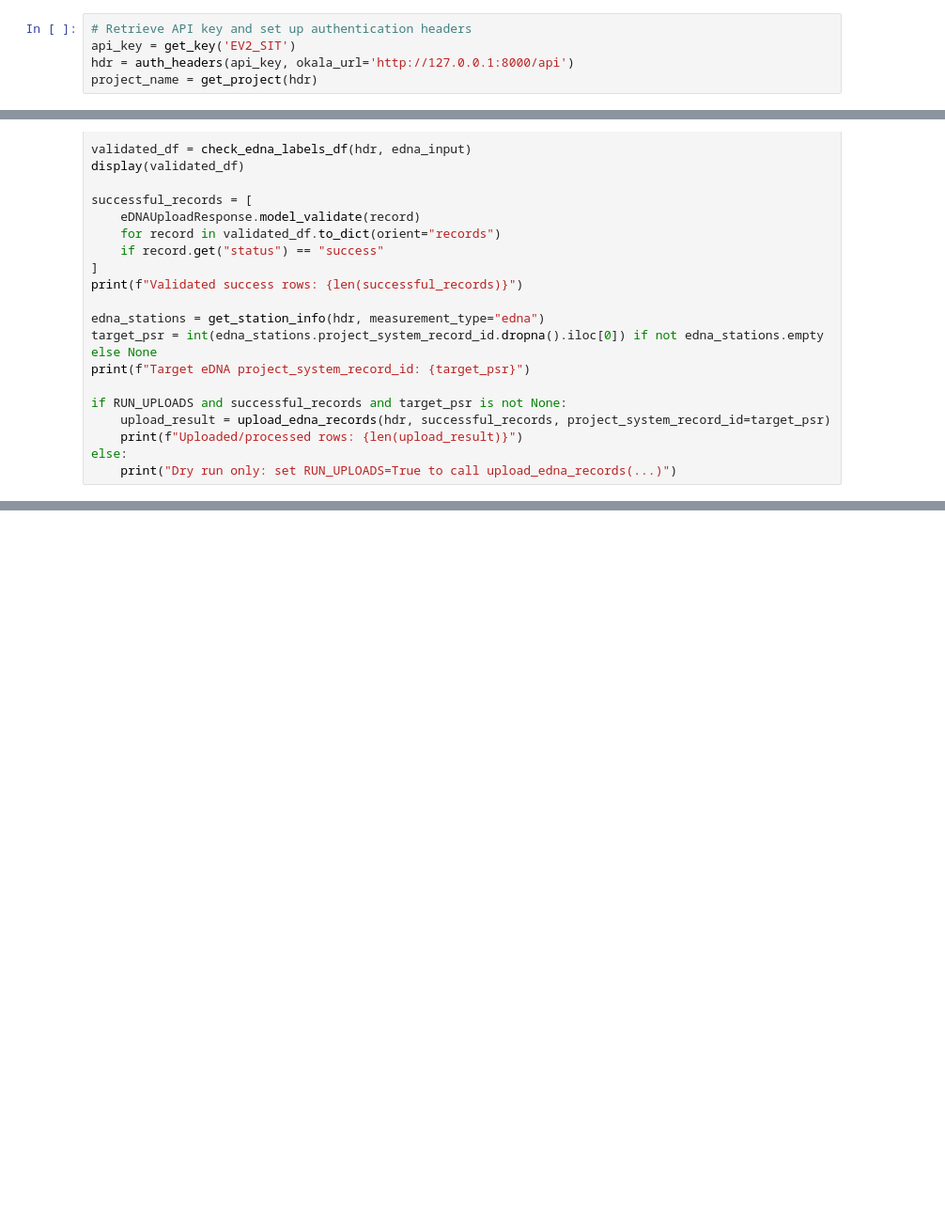
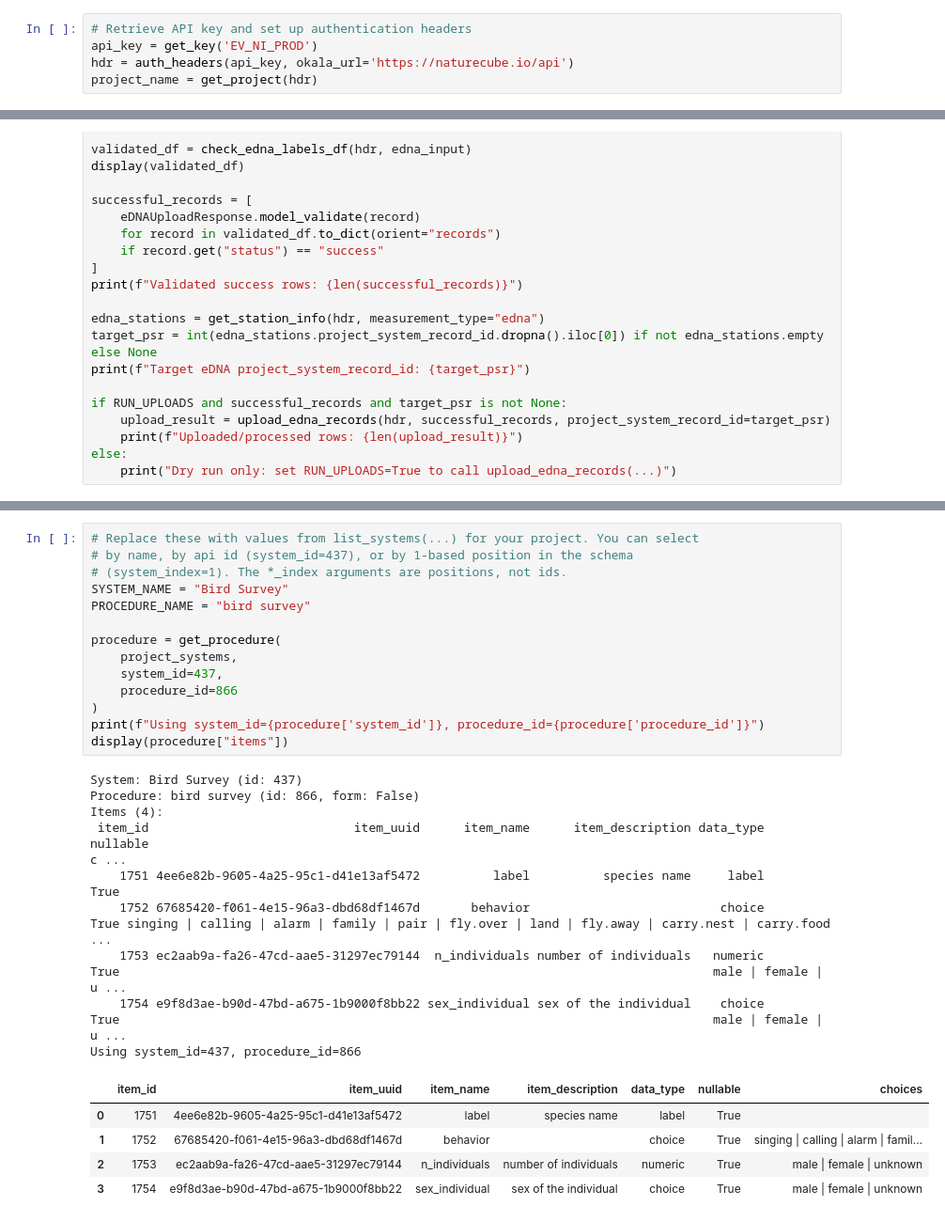
Before and after one commit to Okala-Ltd/NatureCubePy, a Jupyter notebook: tutorials/03_data_upload.ipynb, the cells around one changed output, grey strips where cells are left out. Shown at 94% size. Drawn from its saved outputs; the diff is of its cells as text; blank space fills up the shorter version.

```diff
--- a/tutorials/03_data_upload.ipynb
+++ b/tutorials/03_data_upload.ipynb
@@ -32,7 +43,7 @@ from naturecubepy import (
 # %%
 # Retrieve API key and set up authentication headers
-api_key = get_key('EV2_SIT')
-hdr = auth_headers(api_key, okala_url='http://127.0.0.1:8000/api')
+api_key = get_key('EV_NI_PROD')
+hdr = auth_headers(api_key, okala_url='https://naturecube.io/api')
 project_name = get_project(hdr)
 # %% [output]
 Retrieving project data...
@@ -229,0 +177,29 @@ else:
+# %%
+# Replace these with values from list_systems(...) for your project. You can select
+# by name, by api id (system_id=437), or by 1-based position in the schema
+# (system_index=1). The *_index arguments are positions, not ids.
+SYSTEM_NAME = "Bird Survey"
+PROCEDURE_NAME = "bird survey"
+
+procedure = get_procedure(
+    project_systems,
+    system_id=437,
+    procedure_id=866
+)
+print(f"Using system_id={procedure['system_id']}, procedure_id={procedure['procedure_id']}")
+display(procedure["items"])
+# %% [output]
+System: Bird Survey (id: 437)
+Procedure: bird survey (id: 866, form: False)
+Items (4):
+ item_id                            item_uuid      item_name      item_description data_type  nullable                                                                                                 c ...
+    1751 4ee6e82b-9605-4a25-95c1-d41e13af5472          label          species name     label      True
+    1752 67685420-f061-4e15-96a3-dbd68df1467d       behavior                          choice      True singing | calling | alarm | family | pair | fly.over | land | fly.away | carry.nest | carry.food  ...
+    1753 ec2aab9a-fa26-47cd-aae5-31297ec79144  n_individuals number of individuals   numeric      True                                                                                 male | female | u ...
+    1754 e9f8d3ae-b90d-47bd-a675-1b9000f8bb22 sex_individual sex of the individual    choice      True                                                                                 male | female | u ...
+Using system_id=437, procedure_id=866
+|  | item_id | item_uuid | item_name | item_description | data_type | nullable | choices |
+| 0 | 1751 | 4ee6e82b-9605-4a25-95c1-d41e13af5472 | label | species name | label | True |  |
+| 1 | 1752 | 67685420-f061-4e15-96a3-dbd68df1467d | behavior |  | choice | True | singing | calling | alarm | famil... |
+| 2 | 1753 | ec2aab9a-fa26-47cd-aae5-31297ec79144 | n_individuals | number of individuals | numeric | True | male | female | unknown |
+| 3 | 1754 | e9f8d3ae-b90d-47bd-a675-1b9000f8bb22 | sex_individual | sex of the individual | choice | True | male | female | unknown |
```
Also changed, not shown: parts of 26 cells of this notebook, 5 other files.
